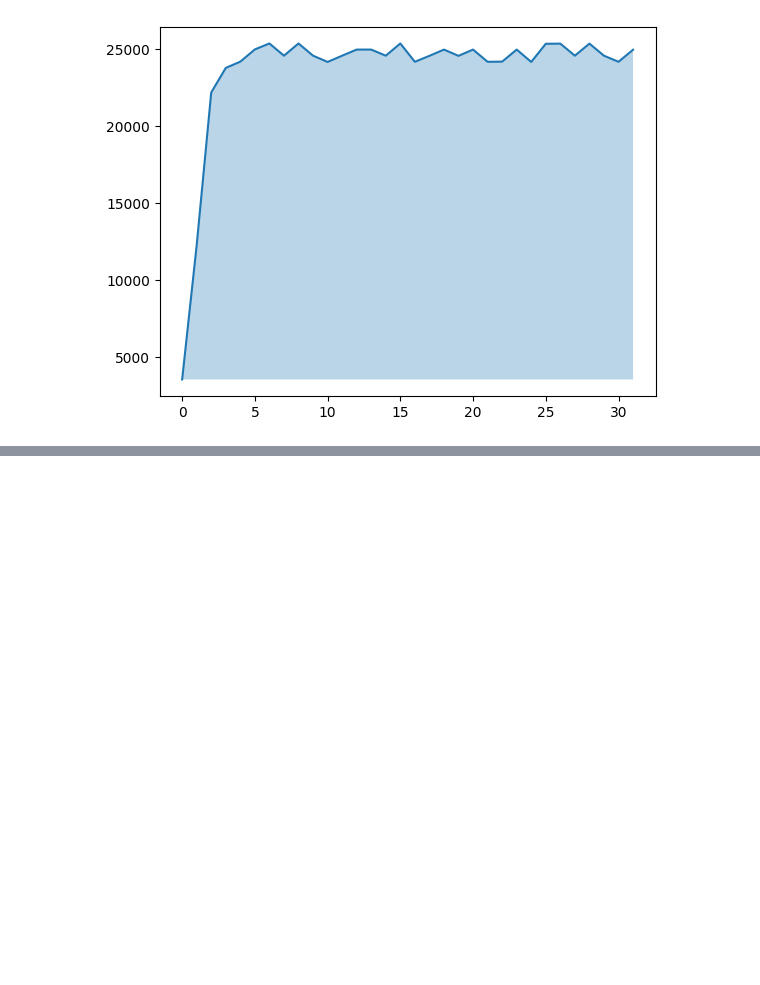
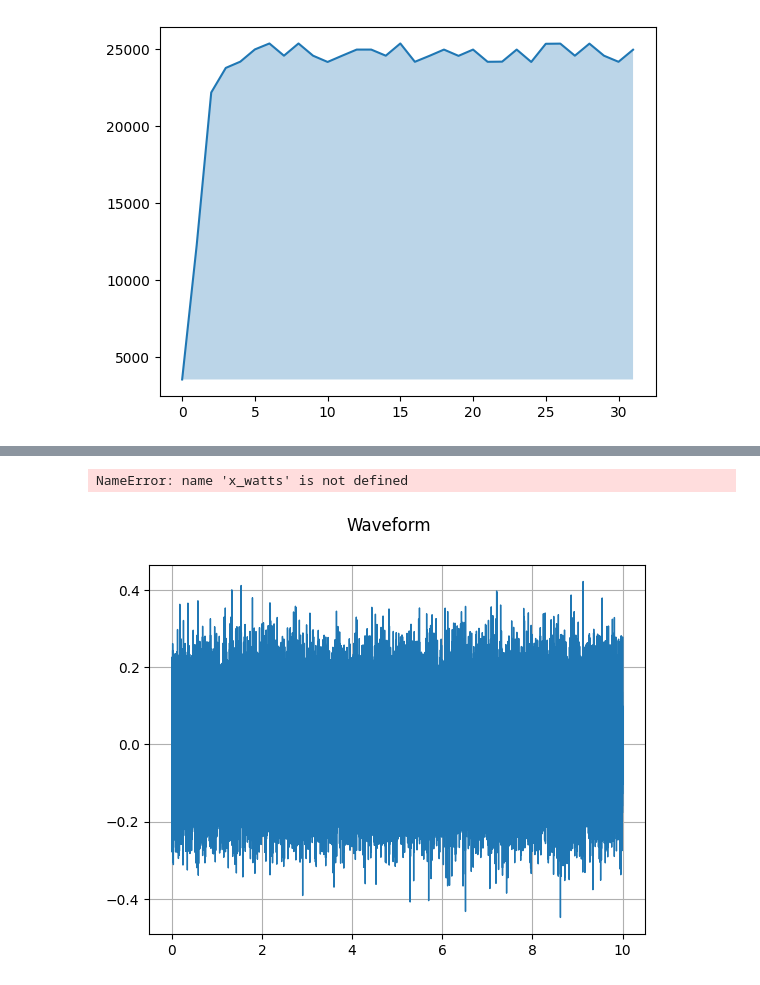
Before and after one commit to yul091/ASR_Uncertainty, a Jupyter notebook: my_test.ipynb, the cells around one changed output, grey strips where cells are left out. Saved outputs shown, nothing was run; the diff lists cells and outputs as text; code cells hidden in the pictures; blank space fills up the shorter version.

```diff
--- a/my_test.ipynb
+++ b/my_test.ipynb
@@ -99,0 +381,4 @@ plt.show()
+# %%
+waveform, sample_rate = torchaudio.load(SAMPLE_WAV)
+
+Audio(waveform, rate=sample_rate)
@@ -99,0 +479,48 @@ plt.show()
+# %%
+import matplotlib.pyplot as plt
+def plot_waveform(waveform, sample_rate, title="Waveform", xlim=None):
+    if isinstance(waveform, torch.Tensor):
+        waveform = waveform.numpy()
+
+    num_channels, num_frames = waveform.shape
+    time_axis = torch.arange(0, num_frames) / sample_rate
+
+    figure, axes = plt.subplots(num_channels, 1)
+    if num_channels == 1:
+        axes = [axes]
+    for c in range(num_channels):
+        axes[c].plot(time_axis, waveform[c], linewidth=1)
+        axes[c].grid(True)
+        if num_channels > 1:
+            axes[c].set_ylabel(f"Channel {c+1}")
+        if xlim:
+            axes[c].set_xlim(xlim)
+    figure.suptitle(title)
+    plt.show(block=False)
+# %%
+# self-define gaussian noise
+import numpy as np
+
+# Adding noise using a target noise power
+
+# Set a target channel noise power to something very noisy
+target_noise_db = 10
+
+# Convert to linear Watt units
+target_noise_watts = 10 ** (target_noise_db / 10)
+
+# Generate noise samples
+mean_noise = 0
+noise_volts = np.random.normal(mean_noise, np.sqrt(target_noise_watts), len(x_watts))
+
+# Noise up the original signal (again) and plot
+y_volts = x_volts + noise_volts
+# %% [output]
+NameError: name 'x_watts' is not defined
+# %%
+
+noise = np.random.normal(0, 0.1, 80000).reshape(1, -1)
+# plt.plot(noise)
+plot_waveform(noise, noise_sample_rate)
+# %% [output]
+[figure, added]
```
Also changed, not shown: parts of 31 cells of this notebook, 11 other files.
